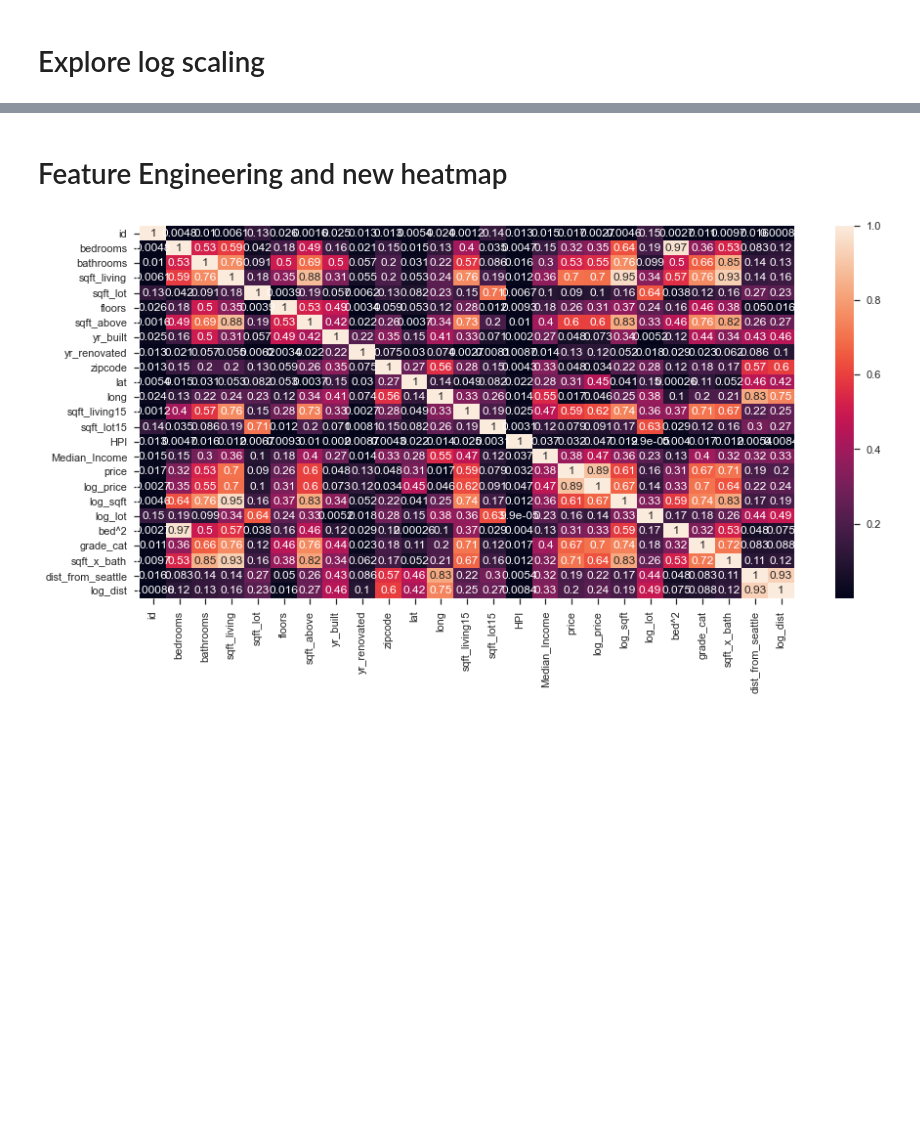
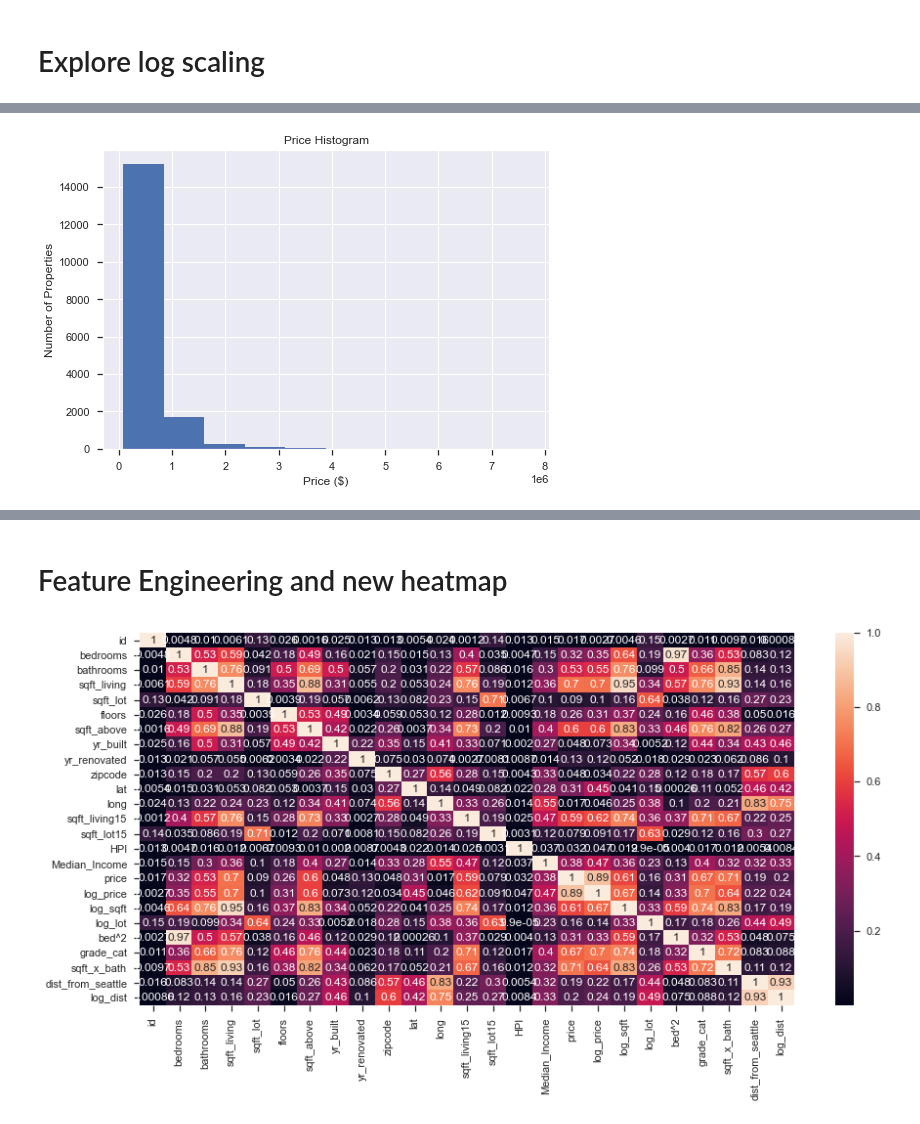
Before and after one commit to LindstromKyle/DSC-Flatiron-Project-2, a Jupyter notebook: Final_Notebook.ipynb, the cells around one changed output, grey strips where cells are left out. Drawn from its saved outputs; the diff is of its cells as text; code cells hidden in the pictures; blank space fills up the shorter version.

```diff
--- a/Final_Notebook.ipynb
+++ b/Final_Notebook.ipynb
@@ -154,0 +151,7 @@ np.log(training_data['price']).hist()
+# %%
+training_data['price'].hist();
+plt.title('Price Histogram');
+plt.ylabel('Number of Properties')
+plt.xlabel('Price ($)');
+# %% [output]
+[figure, added]
```
Also changed, not shown: parts of 9 cells of this notebook, 5 other files.
